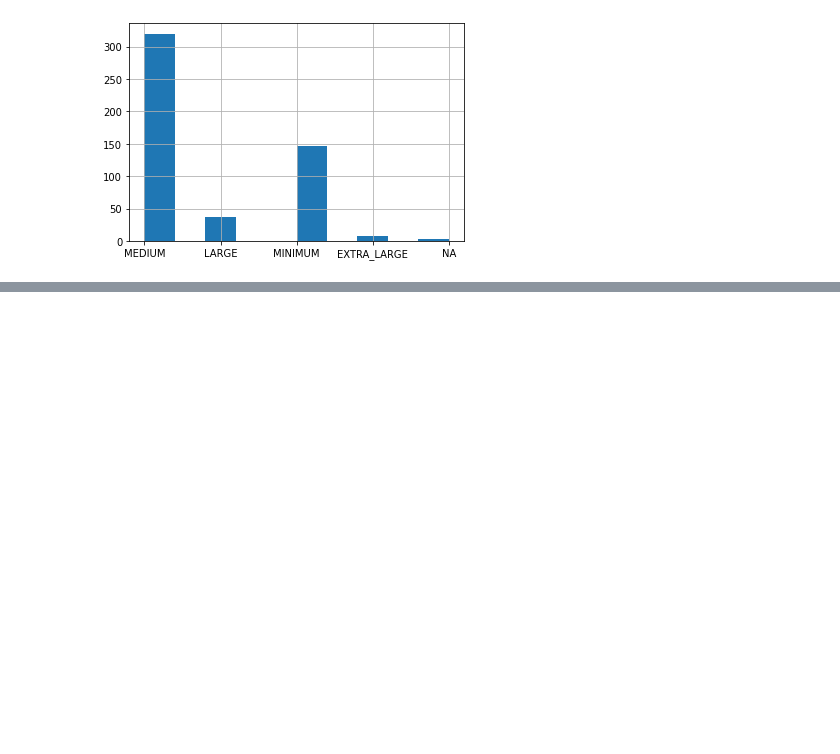
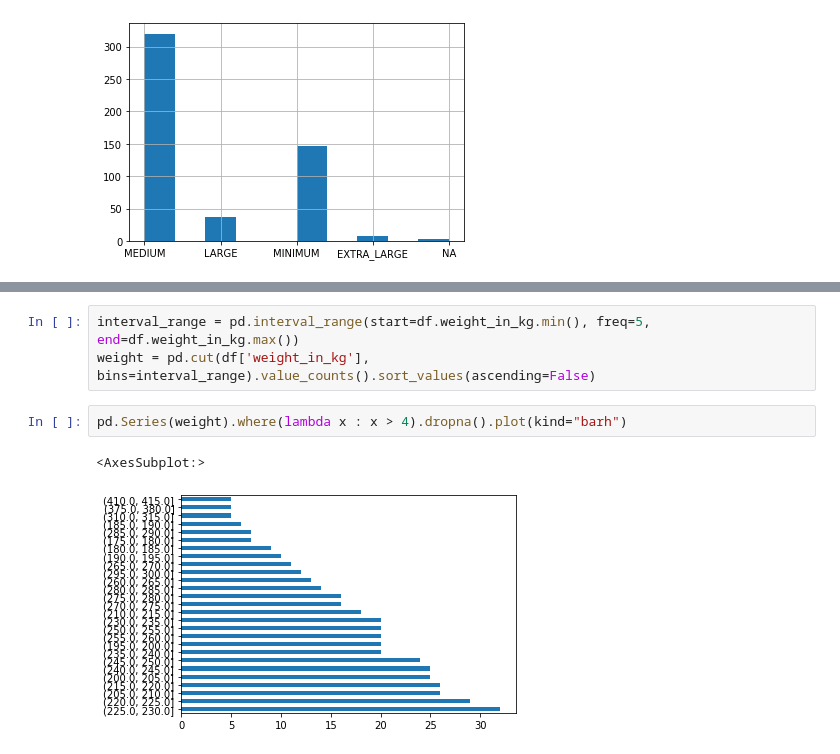
Before and after one commit to bhuiyanmobasshir94/Cow-weight-and-Breed-Prediction, a Jupyter notebook: notebooks/eda.ipynb, the cells around one changed output, grey strips where cells are left out. Cells and saved outputs as stored; diff of their text form; blank space fills up the shorter version.

```diff
--- a/notebooks/eda.ipynb
+++ b/notebooks/eda.ipynb
@@ -117,0 +131,8 @@ df.loc[:, "size"].hist()
+# %%
+interval_range = pd.interval_range(start=df.weight_in_kg.min(), freq=5, end=df.weight_in_kg.max())
+weight = pd.cut(df['weight_in_kg'], bins=interval_range).value_counts().sort_values(ascending=False)
+# %%
+pd.Series(weight).where(lambda x : x > 4).dropna().plot(kind="barh")
+# %% [output]
+<AxesSubplot:>
+[figure, added]
```
Also changed, not shown: parts of 4 cells of this notebook.
